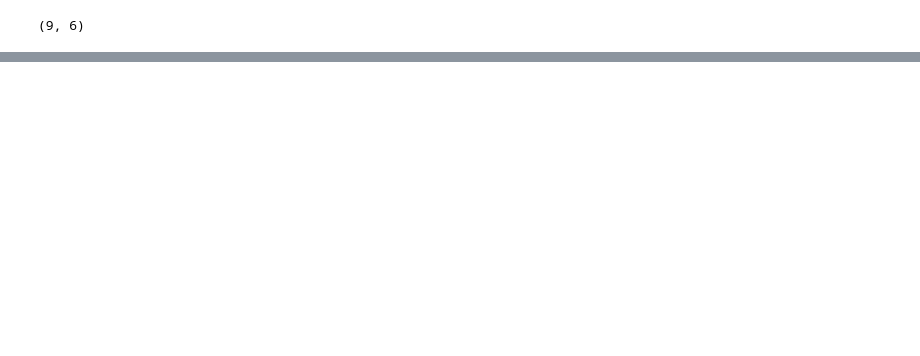
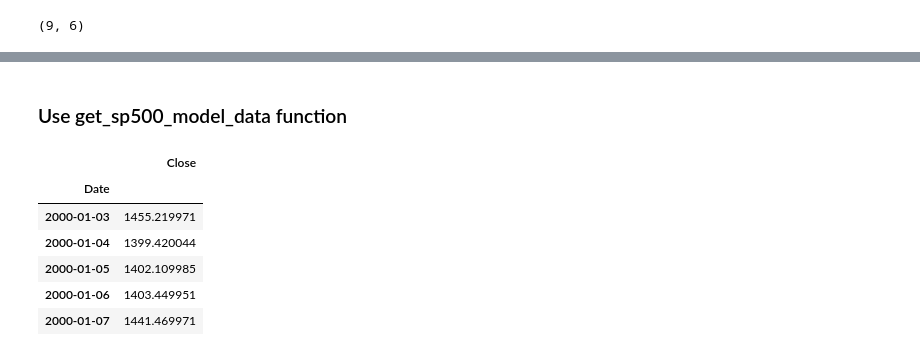
Before and after one commit to BoykoPetevBoev/Stock-Market-Prediction, a Jupyter notebook: src/data/sp500.ipynb, the cells around one changed output, grey strips where cells are left out. Saved outputs shown, nothing was run; the diff lists cells and outputs as text; code cells hidden in the pictures; blank space fills up the shorter version.

```diff
--- a/src/data/sp500.ipynb
+++ b/src/data/sp500.ipynb
@@ -65,0 +97,13 @@ plt.show()
+# %% [markdown]
+### Use get_sp500_model_data function
+# %%
+model_data = get_SP500_model_data()
+model_data.head()
+# %% [output]
+|  | Close |
+| Date |  |
+| 2000-01-03 | 1455.219971 |
+| 2000-01-04 | 1399.420044 |
+| 2000-01-05 | 1402.109985 |
+| 2000-01-06 | 1403.449951 |
+| 2000-01-07 | 1441.469971 |
```
Also changed, not shown: parts of 8 cells of this notebook, 10 other files.
